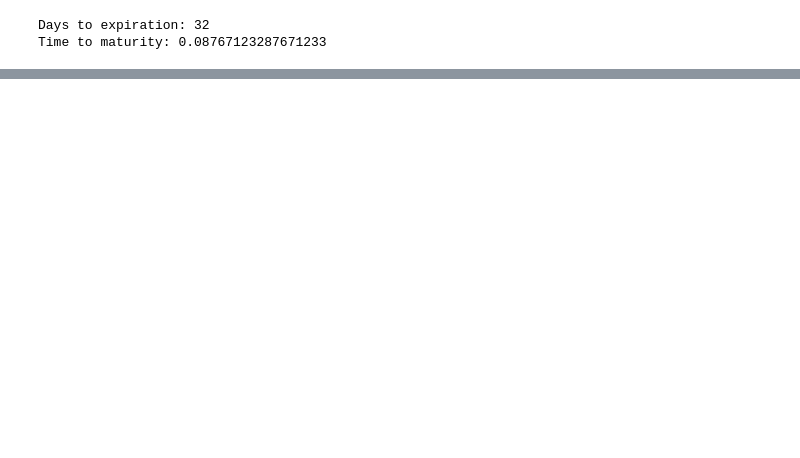
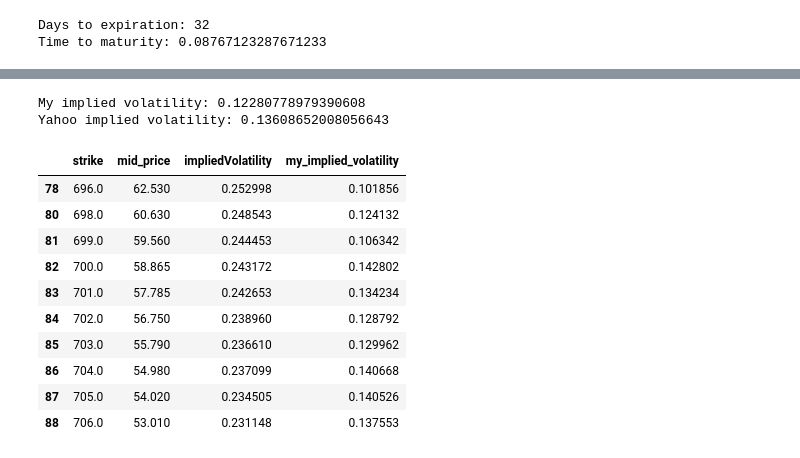
Before and after one commit to dmitrybudreyka/Quant_finance_nootebooks, a Jupyter notebook: implied_volatility_surface_project/estimation_of_an_OTC_opt.ipynb, the cells around one changed output, grey strips where cells are left out. Cells and saved outputs as stored; diff of their text form; code cells hidden in the pictures; blank space fills up the shorter version.

```diff
--- a/implied_volatility_surface_project/estimation_of_an_OTC_opt.ipynb
+++ b/implied_volatility_surface_project/estimation_of_an_OTC_opt.ipynb
@@ -267,0 +220,18 @@ figure.show()
+# %%
+def black_call_price(F, K, T, r, sigma):
+    if sigma <= 0 or T <= 0:
+        return np.nan
+
+    d1 = (
+        np.log(F / K)
+        + 0.5 * sigma**2 * T
+    ) / (sigma * np.sqrt(T))
+
+    d2 = d1 - sigma * np.sqrt(T)
+
+    call_price = np.exp(-r * T) * (
+        F * norm.cdf(d1)
+        - K * norm.cdf(d2)
+    )
+
+    return call_price
@@ -267,0 +286,17 @@ figure.show()
+# %%
+my_iv = calculate_implied_volatility(
+    market_price=test_option["mid_price"],
+    F=forward_price,
+    K=test_option["strike"],
+    T=T,
+    r=r
+)
+
+print("My implied volatility:", my_iv)
+print(
+    "Yahoo implied volatility:",
+    test_option["impliedVolatility"]
+)
+# %% [output]
+My implied volatility: 0.12280778979390608
+Yahoo implied volatility: 0.13608652008056643
@@ -267,0 +318,21 @@ figure.show()
+# %%
+calls[
+    [
+        "strike",
+        "mid_price",
+        "impliedVolatility",
+        "my_implied_volatility"
+    ]
+].head(10)
+# %% [output]
+|  | strike | mid_price | impliedVolatility | my_implied_volatility |
+| 78 | 696.0 | 62.530 | 0.252998 | 0.101856 |
+| 80 | 698.0 | 60.630 | 0.248543 | 0.124132 |
+| 81 | 699.0 | 59.560 | 0.244453 | 0.106342 |
+| 82 | 700.0 | 58.865 | 0.243172 | 0.142802 |
+| 83 | 701.0 | 57.785 | 0.242653 | 0.134234 |
+| 84 | 702.0 | 56.750 | 0.238960 | 0.128792 |
+| 85 | 703.0 | 55.790 | 0.236610 | 0.129962 |
+| 86 | 704.0 | 54.980 | 0.237099 | 0.140668 |
+| 87 | 705.0 | 54.020 | 0.234505 | 0.140526 |
+| 88 | 706.0 | 53.010 | 0.231148 | 0.137553 |
```
Also changed, not shown: parts of 22 cells of this notebook.
